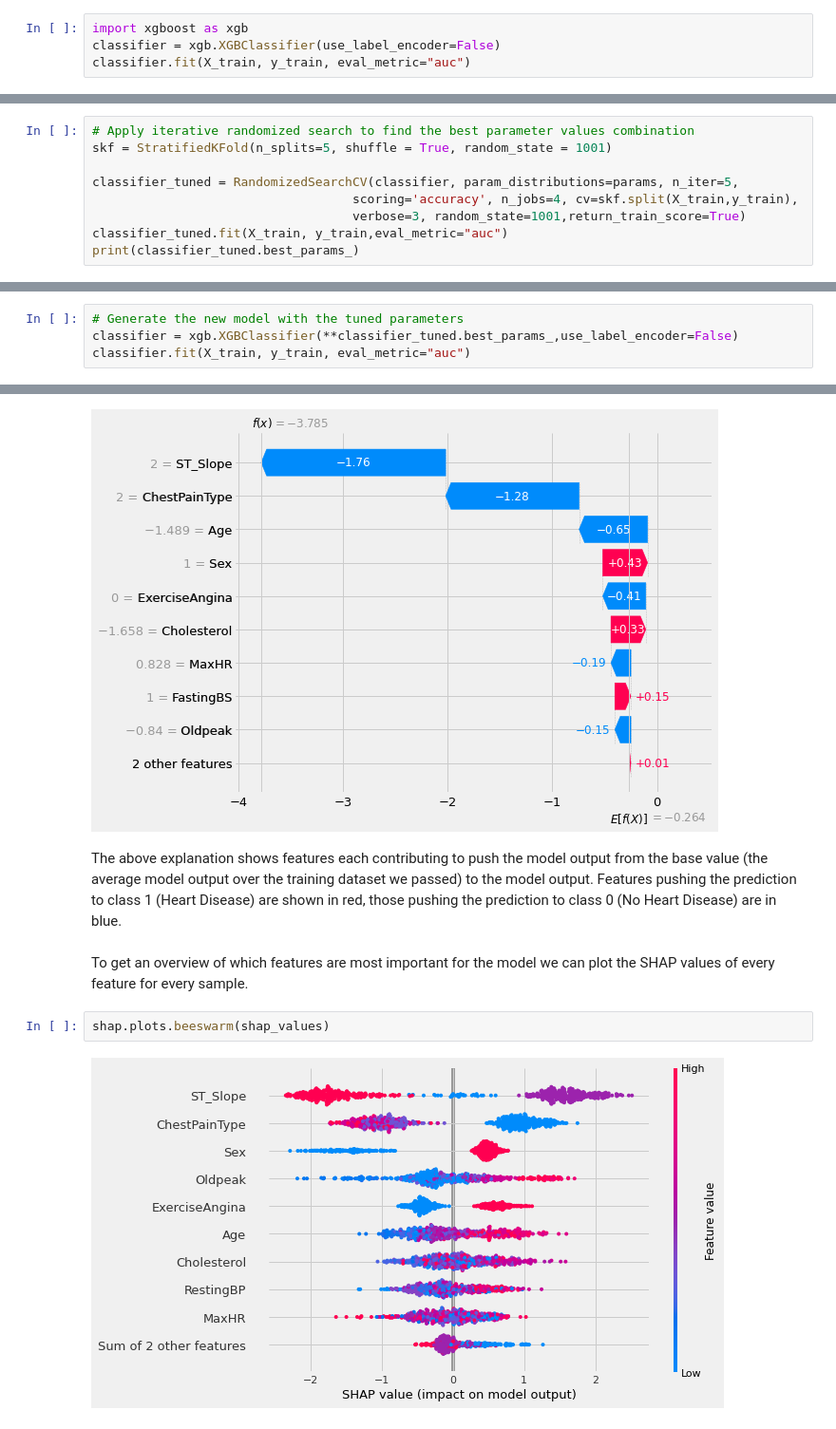
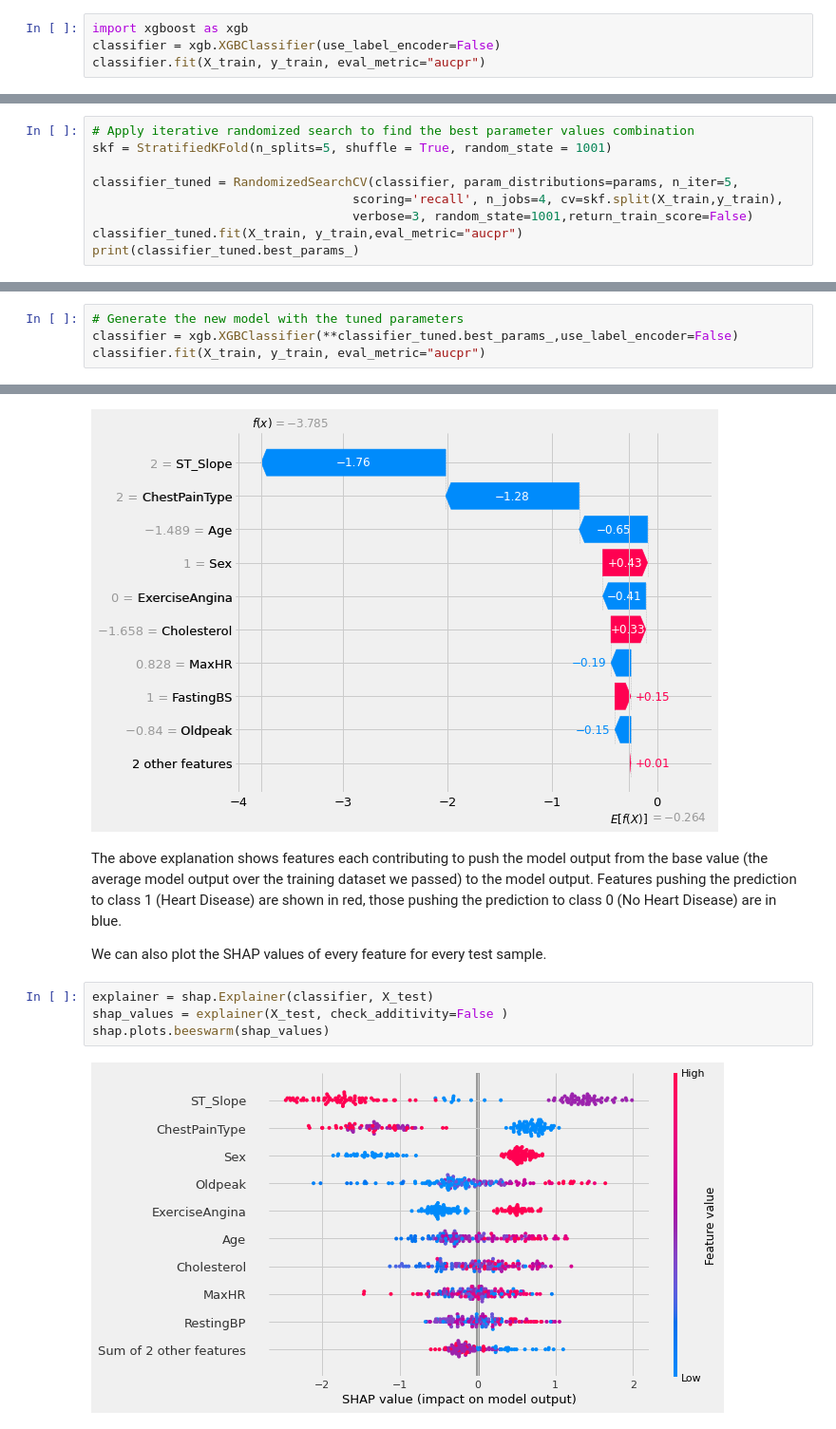
Before and after one commit to alizrepo/Explainable_Heart_Failure_Predictor, a Jupyter notebook: Explainable_Heart_Failure_Predictor.ipynb, the cells around one changed output, grey strips where cells are left out. Shown: that part at 95% size. Saved outputs shown, nothing was run; the diff lists cells and outputs as text.

```diff
--- a/Explainable_Heart_Failure_Predictor.ipynb
+++ b/Explainable_Heart_Failure_Predictor.ipynb
@@ -300,7 +301,7 @@ Kernel SVM Classification has an accuracy score of 88.0
 # %%
 import xgboost as xgb
 classifier = xgb.XGBClassifier(use_label_encoder=False)
-classifier.fit(X_train, y_train, eval_metric="auc")
+classifier.fit(X_train, y_train, eval_metric="aucpr")
 # %% [output]
 XGBClassifier(base_score=0.5, booster='gbtree', colsample_bylevel=1,
               colsample_bynode=1, colsample_bytree=1, gamma=0, gpu_id=-1,
@@ -356,9 +357,9 @@ params = {
 skf = StratifiedKFold(n_splits=5, shuffle = True, random_state = 1001)
 
 classifier_tuned = RandomizedSearchCV(classifier, param_distributions=params, n_iter=5,
-                                   scoring='accuracy', n_jobs=4, cv=skf.split(X_train,y_train),
-                                   verbose=3, random_state=1001,return_train_score=True)
-classifier_tuned.fit(X_train, y_train,eval_metric="auc")
+                                   scoring='recall', n_jobs=4, cv=skf.split(X_train,y_train),
+                                   verbose=3, random_state=1001,return_train_score=False)
+classifier_tuned.fit(X_train, y_train,eval_metric="aucpr")
 print(classifier_tuned.best_params_)
 # %% [output]
 Fitting 5 folds for each of 5 candidates, totalling 25 fits
@@ -366,7 +367,7 @@ Fitting 5 folds for each of 5 candidates, totalling 25 fits
 # %%
 # Generate the new model with the tuned parameters
 classifier = xgb.XGBClassifier(**classifier_tuned.best_params_,use_label_encoder=False)
-classifier.fit(X_train, y_train, eval_metric="auc")
+classifier.fit(X_train, y_train, eval_metric="aucpr")
 # %% [output]
 XGBClassifier(base_score=0.5, booster='gbtree', colsample_bylevel=1,
               colsample_bynode=1, colsample_bytree=0.8, gamma=1.5, gpu_id=-1,
@@ -428,9 +430,11 @@ shap.plots.waterfall(shap_values[0])
 # %% [markdown]
 The above explanation shows features each contributing to push the model output from the base value (the average model output over the training dataset we passed) to the model output.
 Features pushing the prediction to class 1 (Heart Disease) are shown in red, those pushing the prediction to class 0 (No Heart Disease) are in blue.
+
+We can also plot the SHAP values of every feature for every test sample.
-# %% [markdown]
-To get an overview of which features are most important for the model we can plot the SHAP values of every feature for every sample.
-# %%
-shap.plots.beeswarm(shap_values)
-# %% [output]
-[figure, removed]
+# %%
+explainer = shap.Explainer(classifier, X_test)
+shap_values = explainer(X_test, check_additivity=False )
+shap.plots.beeswarm(shap_values)
+# %% [output]
+[figure, added]
```
Also changed, not shown: parts of 14 cells of this notebook.
